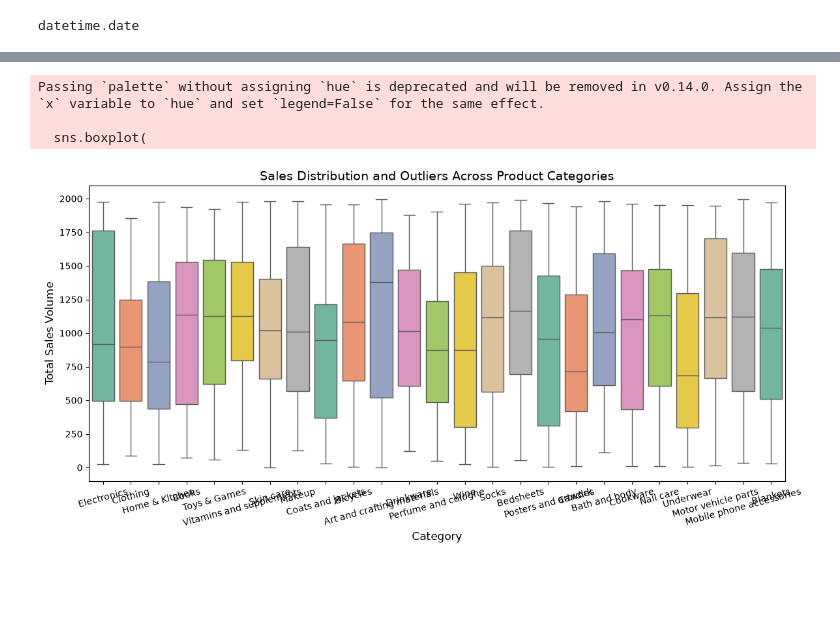
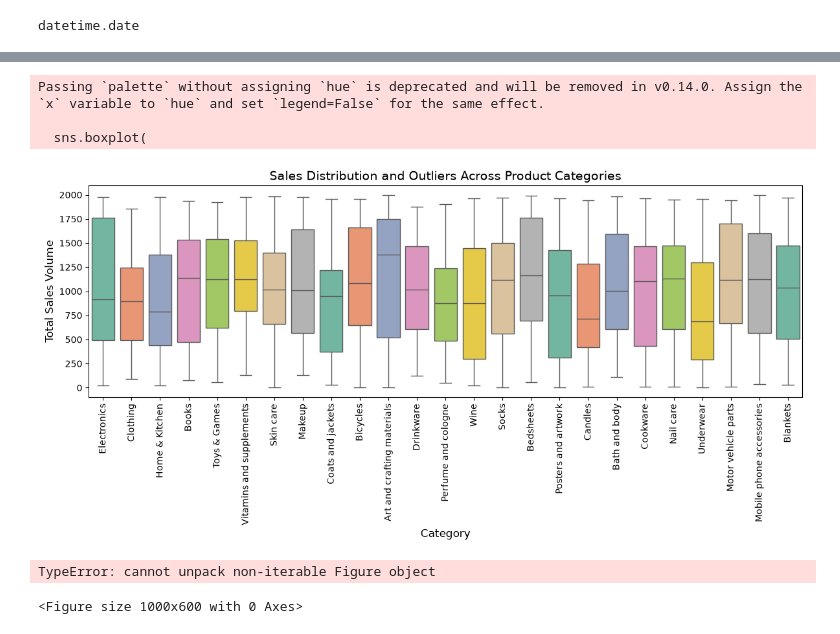
Before and after one commit to Reyal335/SQL-and-EDA--E-Commerce-Business-Questions, a Jupyter notebook: notebooks/01_EDA.ipynb, the cells around one changed output, grey strips where cells are left out. Drawn from its saved outputs; the diff is of its cells as text; code cells hidden in the pictures; blank space fills up the shorter version.

```diff
--- a/notebooks/01_EDA.ipynb
+++ b/notebooks/01_EDA.ipynb
@@ -120,22 +110,50 @@ df
 # %%
 plt.figure(figsize=(12, 6))
 
 # Boxplot comparing sales distribution per category
 sns.boxplot(
     x="Category",
     y="Sales",
     data=df,
     palette="Set2"
 )
 
 plt.title("Sales Distribution and Outliers Across Product Categories", fontsize=14)
 plt.xlabel("Category", fontsize=12)
 plt.ylabel("Total Sales Volume", fontsize=12)
-plt.xticks(rotation=15) # Rotate category text slightly if they overlap
+plt.xticks(rotation=90) # Rotate category text slightly if they overlap
 plt.tight_layout()
 plt.show()
 # %% [output]
 Passing `palette` without assigning `hue` is deprecated and will be removed in v0.14.0. Assign the `x` variable to `hue` and set `legend=False` for the same effect.
 
   sns.boxplot(
-[figure, old version]
+[figure, new version]
+# %%
+import matplotlib.pyplot as plt
+import seaborn as sns
+
+# Filter for your critical items and sort
+critical_stock = df.sort_values(by="SupplyDays").head(10)
+
+plt.figure(figsize=(10, 6))
+sns.set_theme(style="whitegrid")
+
+# Create horizontal bar plot
+ax = sns.barplot(
+    x="SupplyDays",
+    y="ProductName",
+    data=critical_stock,
+    palette="Reds_r" # Crimson gradient highlighting the worst offenders
+)
+
+plt.title("🚨 Top 10 Critical Stockout Risks (Days of Supply Remaining)", fontsize=14, pad=15)
+plt.xlabel("Days of Supply Left", fontsize=12)
+plt.ylabel("Product Name", fontsize=12)
+plt.axvline(x=3, color="darkred", linestyle="--", label="Critical Threshold (3 Days)")
+plt.legend()
+plt.tight_layout()
+plt.show()
+# %% [output]
+TypeError: cannot unpack non-iterable Figure object
+<Figure size 1000x600 with 0 Axes>
```
Also changed, not shown: parts of 5 cells of this notebook.
